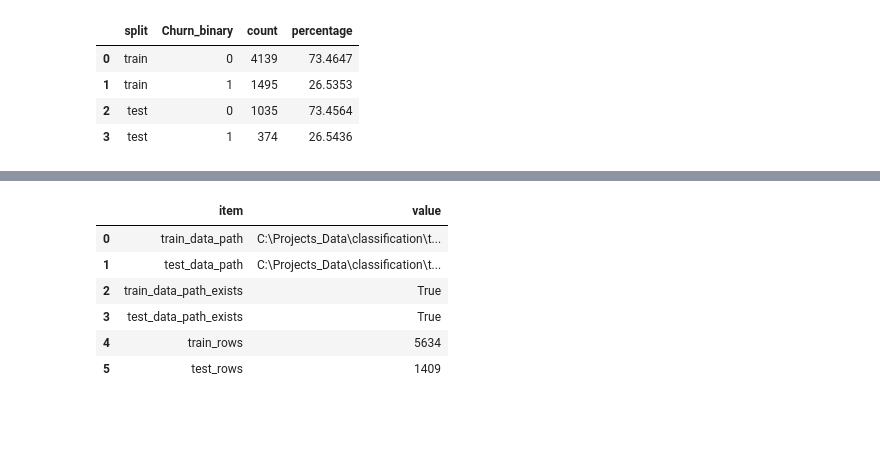
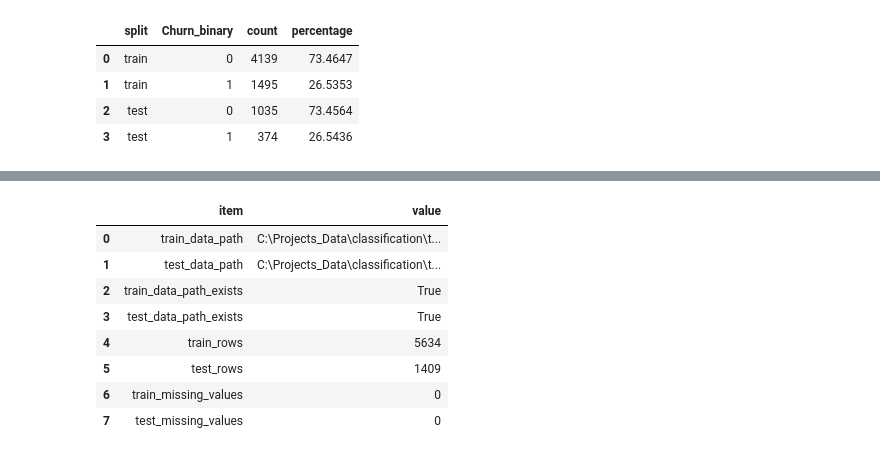
Before and after one commit to shakaarlatief/telco-customer-churn-classification, a Jupyter notebook: notebooks/02_cleaning_and_splitting.ipynb, the cells around one changed output, grey strips where cells are left out. Cells and saved outputs as stored; diff of their text form; code cells hidden in the pictures; blank space fills up the shorter version.

Commit message:
Refactor churn workflow and add training-set EDA outputs

```diff
--- a/notebooks/02_cleaning_and_splitting.ipynb
+++ b/notebooks/02_cleaning_and_splitting.ipynb
@@ -31,9 +94,12 @@ pd.set_option("display.float_format", "{:,.4f}".format)
 # %%
-PROJECT_ROOT = Path.cwd().parent
+PROJECT_ROOT = find_project_root()
 
 INTERIM_DATA_PATH = PROJECT_ROOT / "data" / "interim" / "telco_churn_interim.csv"
 PROCESSED_DATA_DIR = PROJECT_ROOT / "data" / "processed"
 PROCESSED_DATA_DIR.mkdir(parents=True, exist_ok=True)
+
+TRAIN_DATA_PATH = PROCESSED_DATA_DIR / "train.csv"
+TEST_DATA_PATH = PROCESSED_DATA_DIR / "test.csv"
 
 TARGET_COLUMN = "Churn"
 BINARY_TARGET_COLUMN = "Churn_binary"
@@ -44,24 +110,3 @@ IDENTIFIER_COLUMN = "customerID"
 
 RANDOM_STATE = 42
 TEST_SIZE = 0.20
-
-path_check = pd.DataFrame(
-    {
-        "item": [
-            "current_working_directory",
-            "project_root",
-            "interim_data_path",
-            "interim_data_path_exists",
-            "processed_data_dir",
-        ],
-        "value": [
-            str(Path.cwd()),
-            str(PROJECT_ROOT),
-            str(INTERIM_DATA_PATH),
-            INTERIM_DATA_PATH.exists(),
-            str(PROCESSED_DATA_DIR),
-        ],
-    }
-)
-
-path_check
@@ -487,40 +670,40 @@ split_target_distribution
 # %%
-# Save processed train/test files locally.
-#
-# These files are not committed to Git because data/processed/ is ignored.
-TRAIN_DATA_PATH = PROCESSED_DATA_DIR / "train.csv"
-TEST_DATA_PATH = PROCESSED_DATA_DIR / "test.csv"
-
 train_df.to_csv(TRAIN_DATA_PATH, index=False)
 test_df.to_csv(TEST_DATA_PATH, index=False)
 
 save_check = pd.DataFrame(
     {
         "item": [
             "train_data_path",
             "test_data_path",
             "train_data_path_exists",
             "test_data_path_exists",
             "train_rows",
             "test_rows",
+            "train_missing_values",
+            "test_missing_values",
         ],
         "value": [
             str(TRAIN_DATA_PATH),
             str(TEST_DATA_PATH),
             TRAIN_DATA_PATH.exists(),
             TEST_DATA_PATH.exists(),
             len(train_df),
             len(test_df),
+            int(train_df.isna().sum().sum()),
+            int(test_df.isna().sum().sum()),
         ],
     }
 )
 
 save_check
 # %% [output]
 |  | item | value |
 | 0 | train_data_path | C:\Projects_Data\classification\t... |
 | 1 | test_data_path | C:\Projects_Data\classification\t... |
 | 2 | train_data_path_exists | True |
 | 3 | test_data_path_exists | True |
 | 4 | train_rows | 5634 |
 | 5 | test_rows | 1409 |
+| 6 | train_missing_values | 0 |
+| 7 | test_missing_values | 0 |
```
Also changed, not shown: parts of 37 cells of this notebook, 40 other files.
